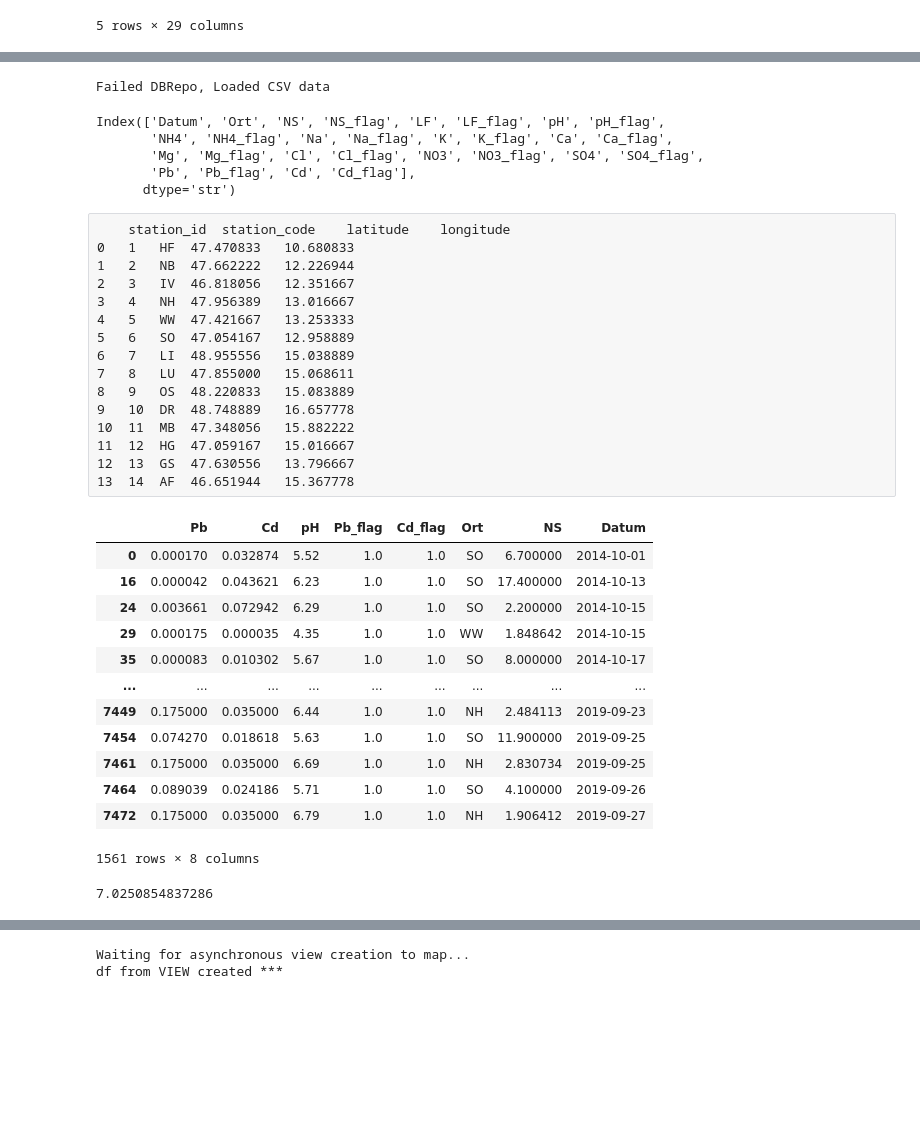
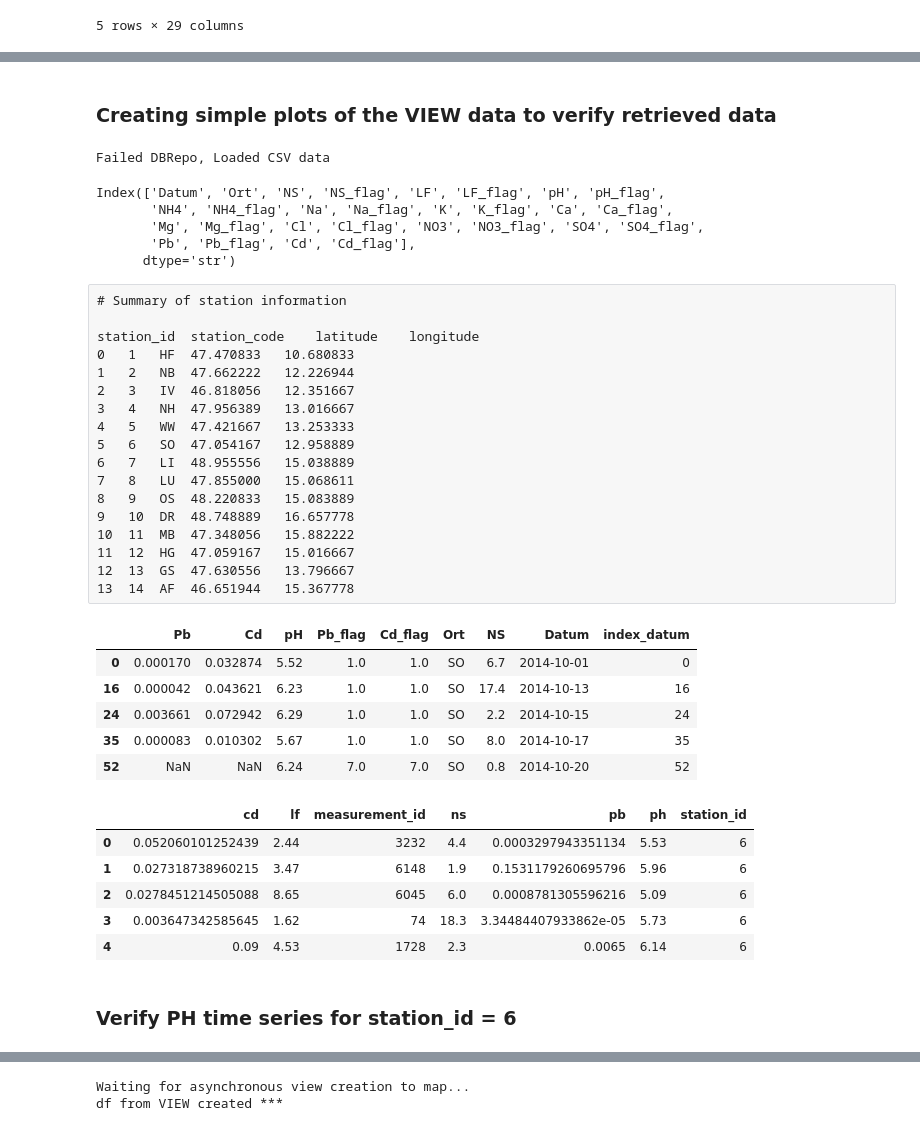
Before and after one commit to fambrogi/DataStewardshipSS2026, a Jupyter notebook: notebooks/T2_5-DBRepoLoadView.ipynb, the cells around one changed output, grey strips where cells are left out. Saved outputs shown, nothing was run; the diff lists cells and outputs as text; code cells hidden in the pictures; blank space fills up the shorter version.

```diff
--- a/notebooks/T2_5-DBRepoLoadView.ipynb
+++ b/notebooks/T2_5-DBRepoLoadView.ipynb
@@ -248 +240,3 @@ NameError: name 'station_6_data_pb_cd_ph' is not defined
+# %% [markdown]
+### Creating simple plots of the VIEW data to verify retrieved data
 # %%
@@ -267,7 +258,9 @@ Index(['Datum', 'Ort', 'NS', 'NS_flag', 'LF', 'LF_flag', 'pH', 'pH_flag',
        'Pb', 'Pb_flag', 'Cd', 'Cd_flag'],
       dtype='str')
 # %% [raw]
-	station_id	station_code	latitude	longitude
+# Summary of station information
+
+station_id	station_code	latitude	longitude
 0	1	HF	47.470833	10.680833
 1	2	NB	47.662222	12.226944
 2	3	IV	46.818056	12.351667
@@ -289,21 +278,28 @@ df_c = df_c.dropna()
+# %%
+df_c = df[['Pb', 'Cd', 'pH', 'Pb_flag','Cd_flag', 'Ort' , 'NS', 'Datum']]
+df_c['index_datum'] = list(range(len(df_c)))
+
+# filtering per station
+df_7 = df_c.loc [ (df_c.Ort == 'SO') ]
+df_c = df_c.sort_values(by=['index_datum'])
 # %%
-df_c
+df_7.head()
 # %% [output]
-|  | Pb | Cd | pH | Pb_flag | Cd_flag | Ort | NS | Datum |
-| 0 | 0.000170 | 0.032874 | 5.52 | 1.0 | 1.0 | SO | 6.700000 | 2014-10-01 |
-| 16 | 0.000042 | 0.043621 | 6.23 | 1.0 | 1.0 | SO | 17.400000 | 2014-10-13 |
-| 24 | 0.003661 | 0.072942 | 6.29 | 1.0 | 1.0 | SO | 2.200000 | 2014-10-15 |
-| 29 | 0.000175 | 0.000035 | 4.35 | 1.0 | 1.0 | WW | 1.848642 | 2014-10-15 |
-| 35 | 0.000083 | 0.010302 | 5.67 | 1.0 | 1.0 | SO | 8.000000 | 2014-10-17 |
-| ... | ... | ... | ... | ... | ... | ... | ... | ... |
-| 7449 | 0.175000 | 0.035000 | 6.44 | 1.0 | 1.0 | NH | 2.484113 | 2019-09-23 |
-| 7454 | 0.074270 | 0.018618 | 5.63 | 1.0 | 1.0 | SO | 11.900000 | 2019-09-25 |
-| 7461 | 0.175000 | 0.035000 | 6.69 | 1.0 | 1.0 | NH | 2.830734 | 2019-09-25 |
-| 7464 | 0.089039 | 0.024186 | 5.71 | 1.0 | 1.0 | SO | 4.100000 | 2019-09-26 |
-| 7472 | 0.175000 | 0.035000 | 6.79 | 1.0 | 1.0 | NH | 1.906412 | 2019-09-27 |
+|  | Pb | Cd | pH | Pb_flag | Cd_flag | Ort | NS | Datum | index_datum |
+| 0 | 0.000170 | 0.032874 | 5.52 | 1.0 | 1.0 | SO | 6.7 | 2014-10-01 | 0 |
+| 16 | 0.000042 | 0.043621 | 6.23 | 1.0 | 1.0 | SO | 17.4 | 2014-10-13 | 16 |
+| 24 | 0.003661 | 0.072942 | 6.29 | 1.0 | 1.0 | SO | 2.2 | 2014-10-15 | 24 |
+| 35 | 0.000083 | 0.010302 | 5.67 | 1.0 | 1.0 | SO | 8.0 | 2014-10-17 | 35 |
+| 52 | NaN | NaN | 6.24 | 7.0 | 7.0 | SO | 0.8 | 2014-10-20 | 52 |
-1561 rows × 8 columns
-# %%
-max(df_7.Pb)
-# %% [output]
-7.0250854837286
+# %%
+station_6_data_pb_cd_ph.head()
+# %% [output]
+|  | cd | lf | measurement_id | ns | pb | ph | station_id |
+| 0 | 0.052060101252439 | 2.44 | 3232 | 4.4 | 0.0003297943351134 | 5.53 | 6 |
+| 1 | 0.027318738960215 | 3.47 | 6148 | 1.9 | 0.1531179260695796 | 5.96 | 6 |
+| 2 | 0.0278451214505088 | 8.65 | 6045 | 6.0 | 0.0008781305596216 | 5.09 | 6 |
+| 3 | 0.003647342585645 | 1.62 | 74 | 18.3 | 3.34484407933862e-05 | 5.73 | 6 |
+| 4 | 0.09 | 4.53 | 1728 | 2.3 | 0.0065 | 6.14 | 6 |
+# %% [markdown]
+### Verify PH time series for station_id = 6
 # %%
```
Also changed, not shown: parts of 37 cells of this notebook.
